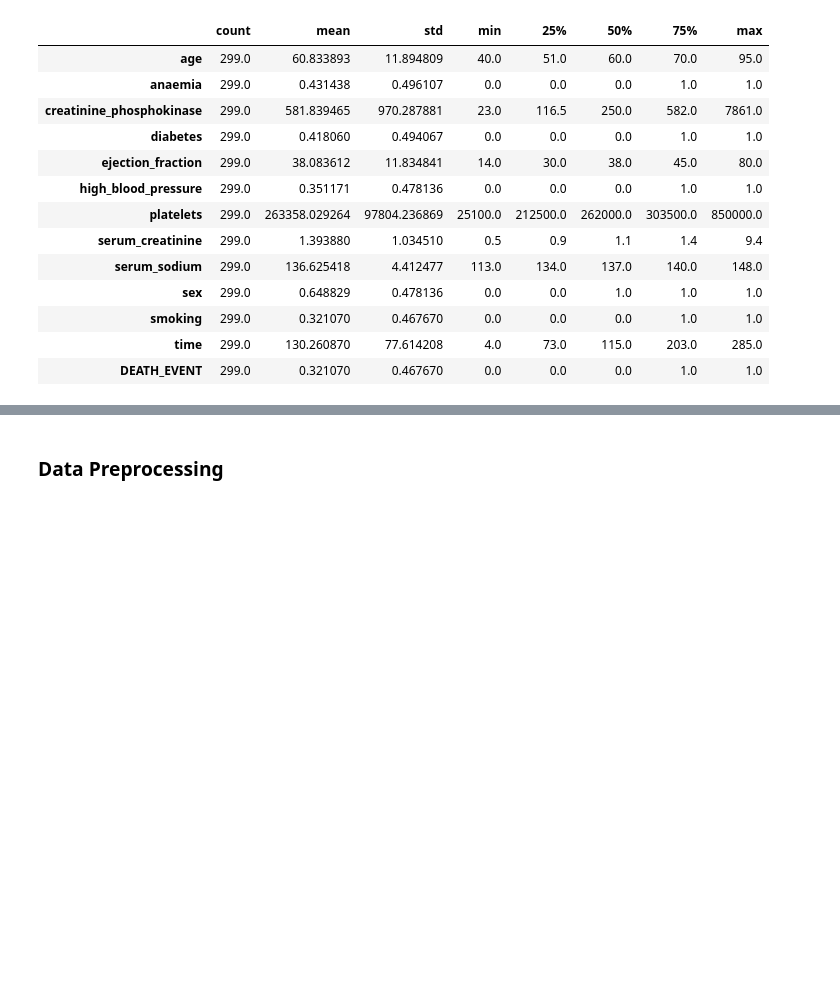
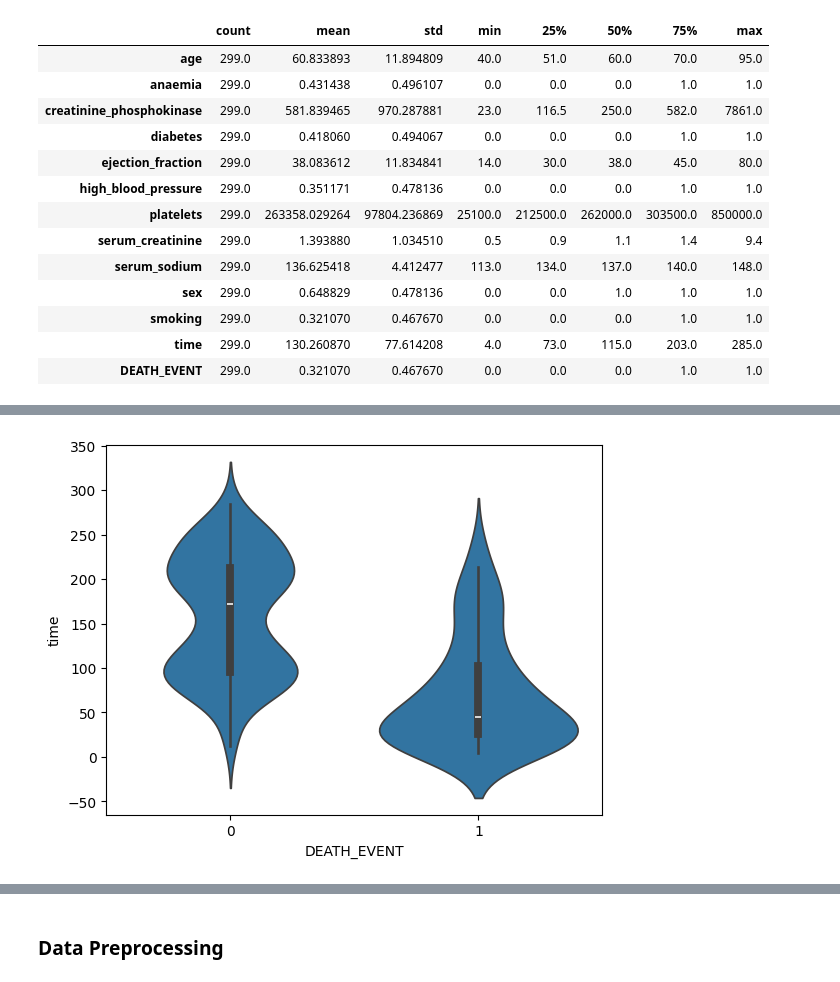
Before and after one commit to arindam-sahoo/Heart-Failure-Prediction, a Jupyter notebook: main.ipynb, the cells around one changed output, grey strips where cells are left out. Cells and saved outputs as stored; diff of their text form; code cells hidden in the pictures; blank space fills up the shorter version.

```diff
--- a/main.ipynb
+++ b/main.ipynb
@@ -128,0 +174,6 @@ data.describe().T
+# %%
+# Violin Plots
+sb.violinplot(x='DEATH_EVENT', y='time', data=data)
+plt.show()
+# %% [output]
+[figure, added]
```
Also changed, not shown: parts of 9 cells of this notebook.
